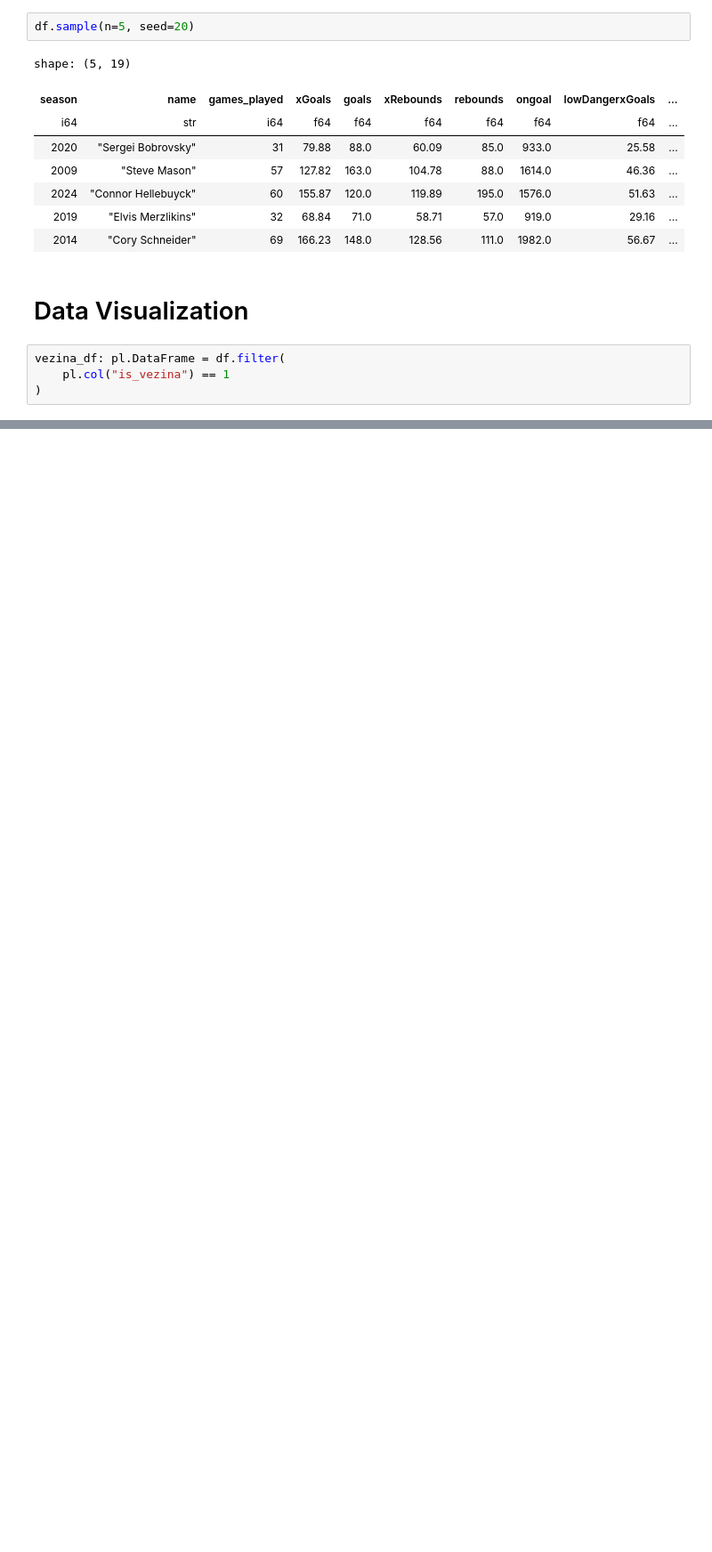
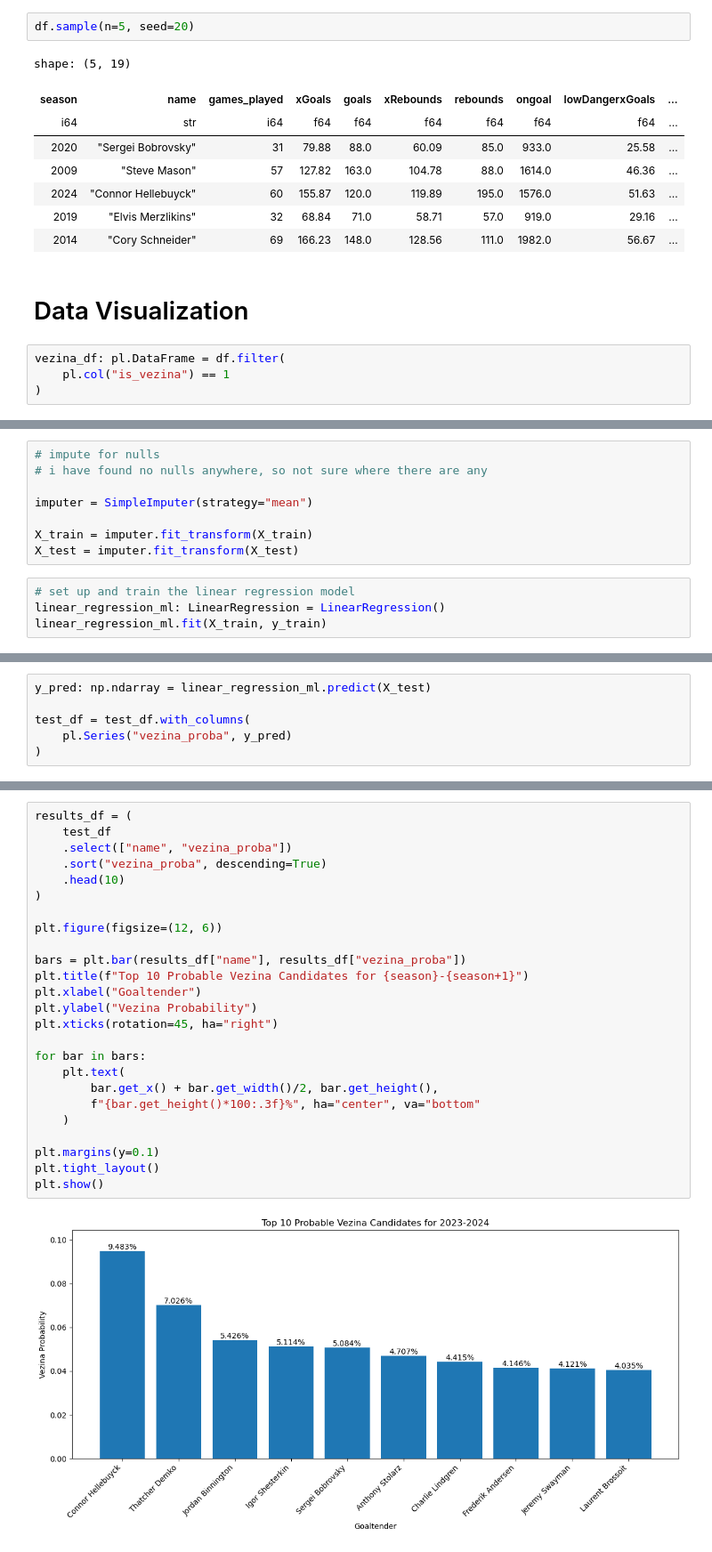
Before and after one commit to 20mattk/NHL-Vezina-Prediction, a Jupyter notebook: Vezina Prediction.ipynb, the cells around one changed output, grey strips where cells are left out. Shown at 89% size. Drawn from its saved outputs; the diff is of its cells as text; blank space fills up the shorter version.

Commit message:
Modeling and adding requirements.txt

```diff
--- a/Vezina Prediction.ipynb
+++ b/Vezina Prediction.ipynb
@@ -222,0 +322,12 @@ plt.show()
+# %%
+# impute for nulls
+# i have found no nulls anywhere, so not sure where there are any
+
+imputer = SimpleImputer(strategy="mean")
+
+X_train = imputer.fit_transform(X_train)
+X_test = imputer.fit_transform(X_test)
+# %%
+# set up and train the linear regression model
+linear_regression_ml: LinearRegression = LinearRegression()
+linear_regression_ml.fit(X_train, y_train)
@@ -222,0 +336,6 @@ plt.show()
+# %%
+y_pred: np.ndarray = linear_regression_ml.predict(X_test)
+
+test_df = test_df.with_columns(
+    pl.Series("vezina_proba", y_pred)
+)
@@ -222,0 +344,27 @@ plt.show()
+# %%
+results_df = (
+    test_df
+    .select(["name", "vezina_proba"])
+    .sort("vezina_proba", descending=True)
+    .head(10)
+)
+
+plt.figure(figsize=(12, 6))
+
+bars = plt.bar(results_df["name"], results_df["vezina_proba"])
+plt.title(f"Top 10 Probable Vezina Candidates for {season}-{season+1}")
+plt.xlabel("Goaltender")
+plt.ylabel("Vezina Probability")
+plt.xticks(rotation=45, ha="right")
+
+for bar in bars:
+    plt.text(
+        bar.get_x() + bar.get_width()/2, bar.get_height(),
+        f"{bar.get_height()*100:.3f}%", ha="center", va="bottom"
+    )
+
+plt.margins(y=0.1)
+plt.tight_layout()
+plt.show()
+# %% [output]
+[figure, added]
```
Also changed, not shown: parts of 13 cells of this notebook, 1 other file.
